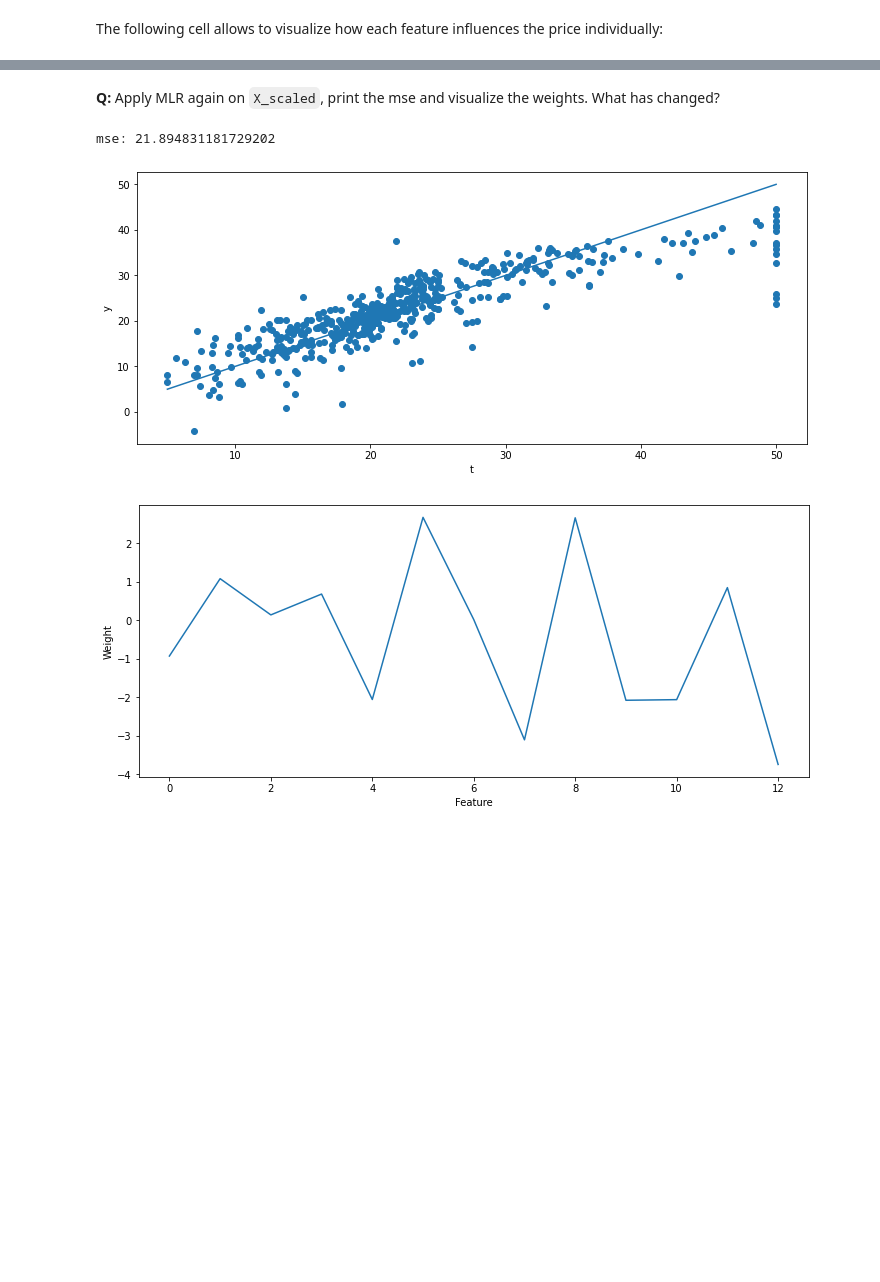
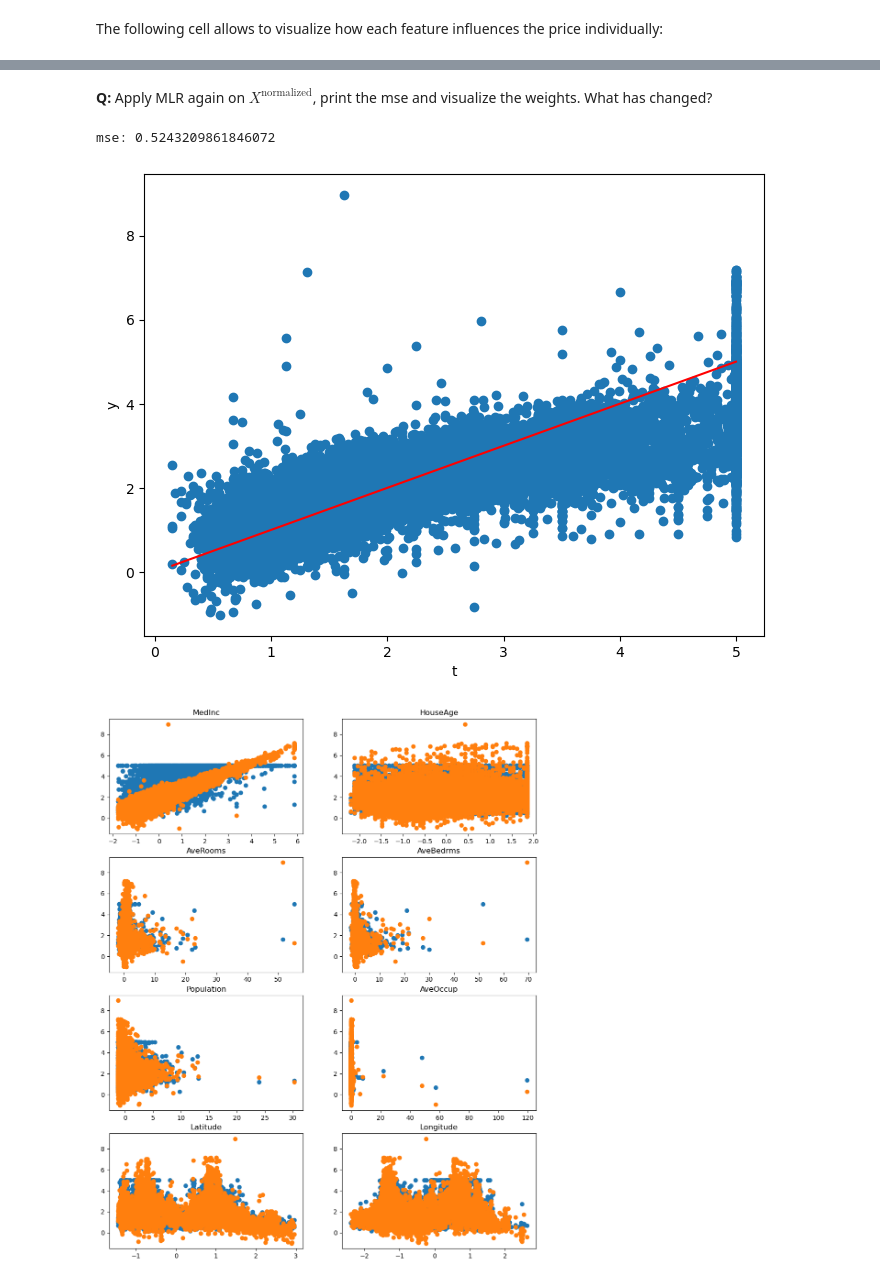
Before and after one commit to vitay/course-neurocomputing, a Jupyter notebook: notes/exercises/4-MLR-solution.ipynb, the cells around one changed output, grey strips where cells are left out. Drawn from its saved outputs; the diff is of its cells as text; code cells hidden in the pictures; blank space fills up the shorter version.

```diff
--- a/notes/exercises/4-MLR-solution.ipynb
+++ b/notes/exercises/4-MLR-solution.ipynb
@@ -84,14 +93,22 @@ y = reg.predict(X)
 mse = np.mean((t - y)**2)
 print("MSE:", mse)
 
-plt.figure(figsize=(12, 5))
+plt.figure(figsize=(8, 6))
 plt.scatter(t, y)
-plt.plot([t.min(), t.max()], [t.min(), t.max()])
+plt.plot([t.min(), t.max()], [t.min(), t.max()], c="red")
 plt.xlabel("t")
 plt.ylabel("y")
 
+plt.figure(figsize=(12, 15))
+for i in range(8):
+    plt.subplot(4, 2 , i+1)
+    plt.scatter(X[:, i], t)
+    plt.scatter(X[:, i], y)
+    plt.title(dataset.feature_names[i])
+plt.show()
+
 plt.figure(figsize=(12, 5))
-plt.plot(reg.coef_)
+plt.plot(np.abs(reg.coef_))
 plt.xlabel("Feature")
 plt.ylabel("Weight")
 plt.show()
@@ -109,0 +132,7 @@ X_scaled = scale(X)
+# %%
+X_normalized = (X - X.mean(axis=0))/X.std(axis=0)
+
+print("Old mean:", X.mean(axis=0))
+print("New mean:", X_normalized.mean(axis=0))
+print("Old std:", X.std(axis=0))
+print("New std:", X_normalized.std(axis=0))
@@ -110,29 +147,37 @@ X_scaled = scale(X)
 # %% [markdown]
-**Q:** Apply MLR again on `X_scaled`, print the mse and visualize the weights. What has changed?
+**Q:** Apply MLR again on $X^\text{normalized}$, print the mse and visualize the weights. What has changed?
 # %%
 # Linear regression
 reg = LinearRegression()
-reg.fit(X_scaled, t)
+reg.fit(X_normalized, t)
 
 # Prediction
-y = reg.predict(X_scaled)
+y = reg.predict(X_normalized)
 
 # mse
 mse = np.mean((t - y)**2)
 print("mse:", mse)
 
-plt.figure(figsize=(12, 5))
+plt.figure(figsize=(8, 6))
 plt.scatter(t, y)
-plt.plot([t.min(), t.max()], [t.min(), t.max()])
+plt.plot([t.min(), t.max()], [t.min(), t.max()], c="red")
 plt.xlabel("t")
 plt.ylabel("y")
 
+plt.figure(figsize=(12, 15))
+for i in range(8):
+    plt.subplot(4, 2 , i+1)
+    plt.scatter(X_normalized[:, i], t)
+    plt.scatter(X_normalized[:, i], y)
+    plt.title(dataset.feature_names[i])
+plt.show()
+
 plt.figure(figsize=(12, 5))
-plt.plot(reg.coef_)
+plt.plot(np.abs(reg.coef_))
 plt.xlabel("Feature")
 plt.ylabel("Weight")
 plt.show()
 # %% [output]
-mse: 21.894831181729202
+mse: 0.5243209861846072
-[figure, old version]
+[figure, new version]
-[figure, old version]
+[figure, new version]
```
Also changed, not shown: parts of 24 cells of this notebook, 31 other files.
